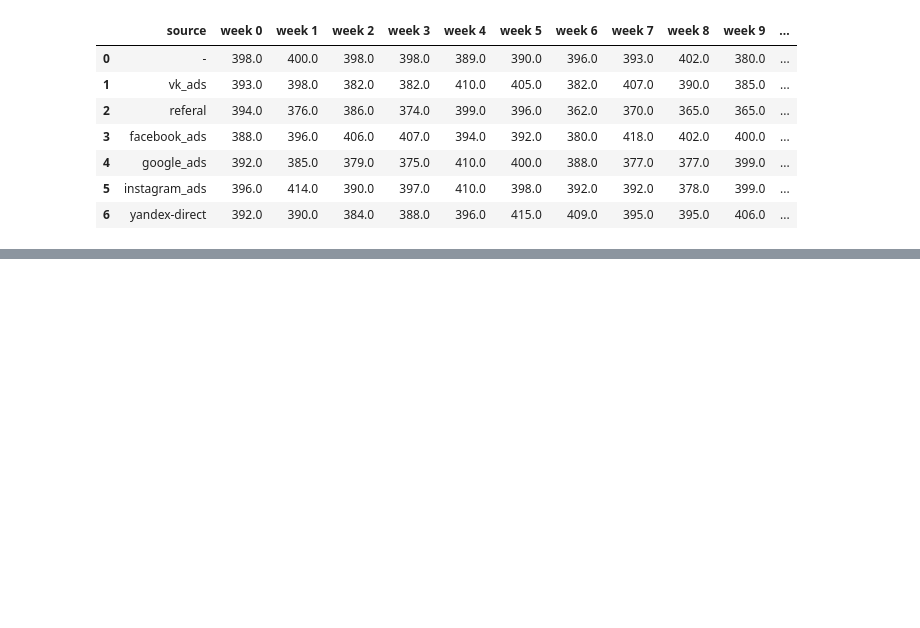
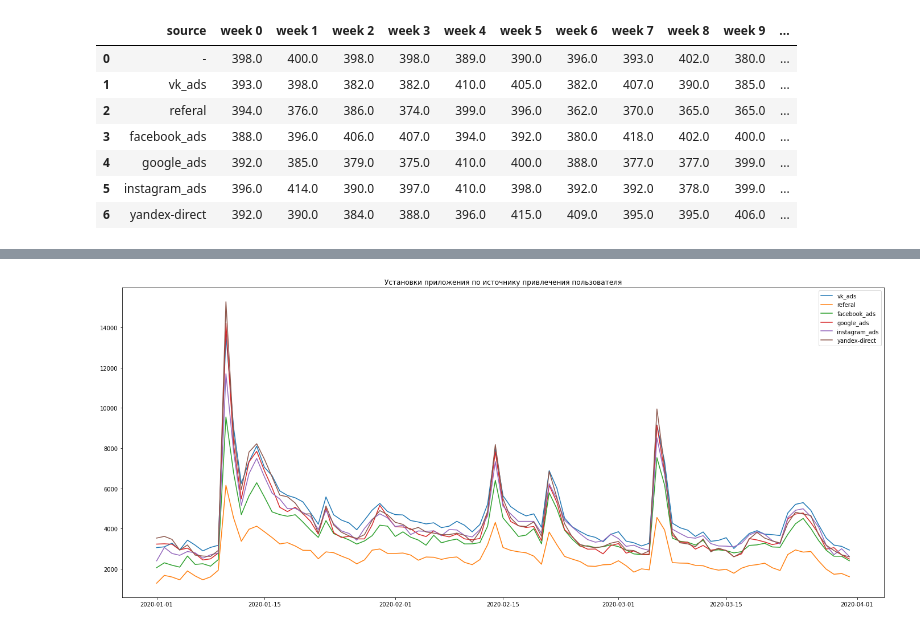
Before and after one commit to dmitry-wbr/various_projects, a Jupyter notebook: Food Delivery App Project.ipynb, the cells around one changed output, grey strips where cells are left out. Saved outputs shown, nothing was run; the diff lists cells and outputs as text; code cells hidden in the pictures; blank space fills up the shorter version.

```diff
--- a/Food Delivery App Project.ipynb
+++ b/Food Delivery App Project.ipynb
@@ -394,0 +429,13 @@ output
+# %%
+# визуализация установок приложения по источнику привлечения пользователя
+fig, ax = plt.subplots(figsize=(24,10))
+
+for i in np.delete(df['utm_source'].unique(), np.argwhere(df['utm_source'].unique()=='-')):
+    source_group = df[df['utm_source'] == i].groupby('date')['event'].count()
+    ax.plot(df['date'].unique(), source_group)
+
+ax.set_title('Установки приложения по источнику привлечения пользователя')
+ax.legend(np.delete(df['utm_source'].unique(), np.argwhere(df['utm_source'].unique()=='-')))
+plt.show()
+# %% [output]
+[figure, added]
```
Also changed, not shown: parts of 8 cells of this notebook.
